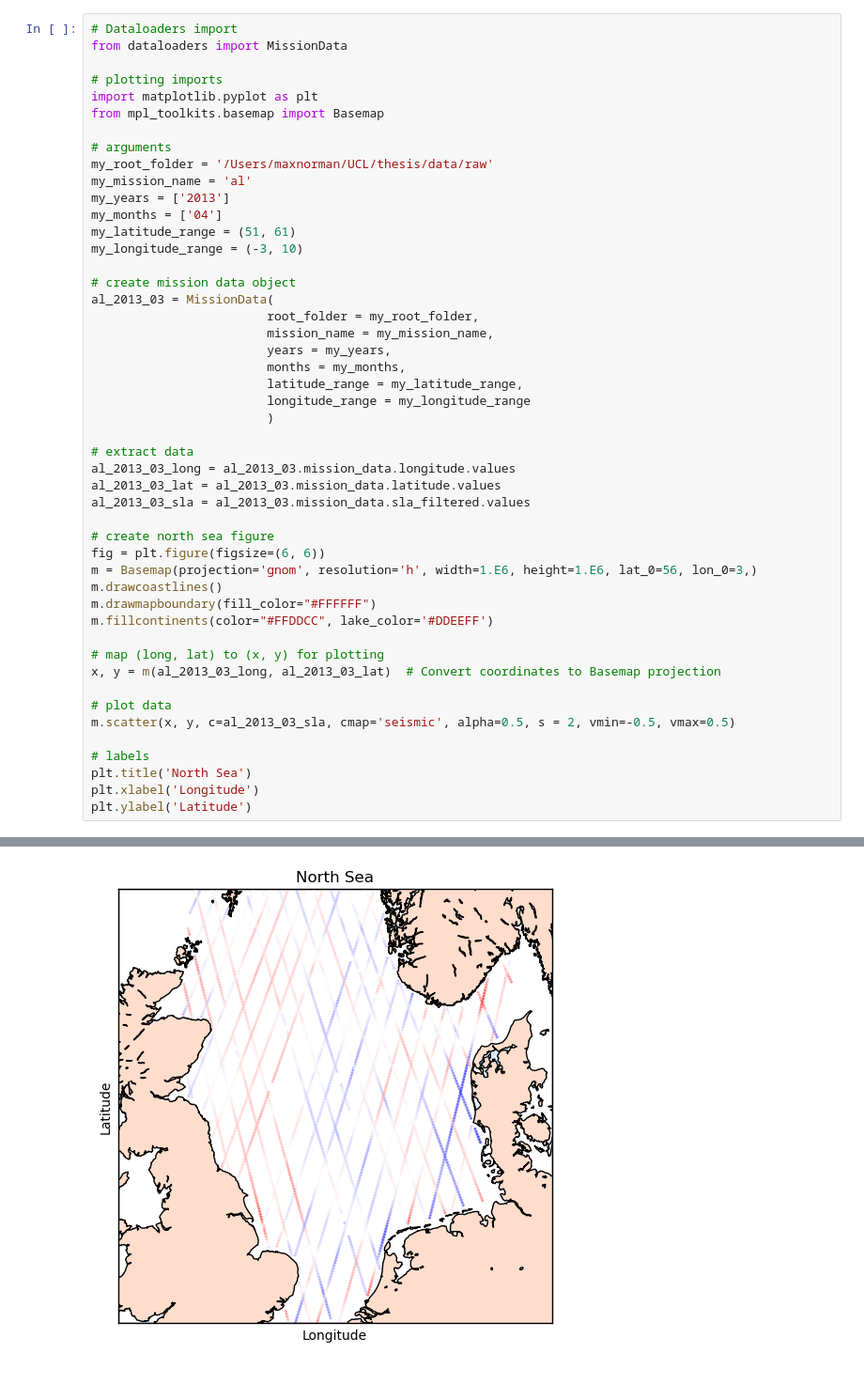
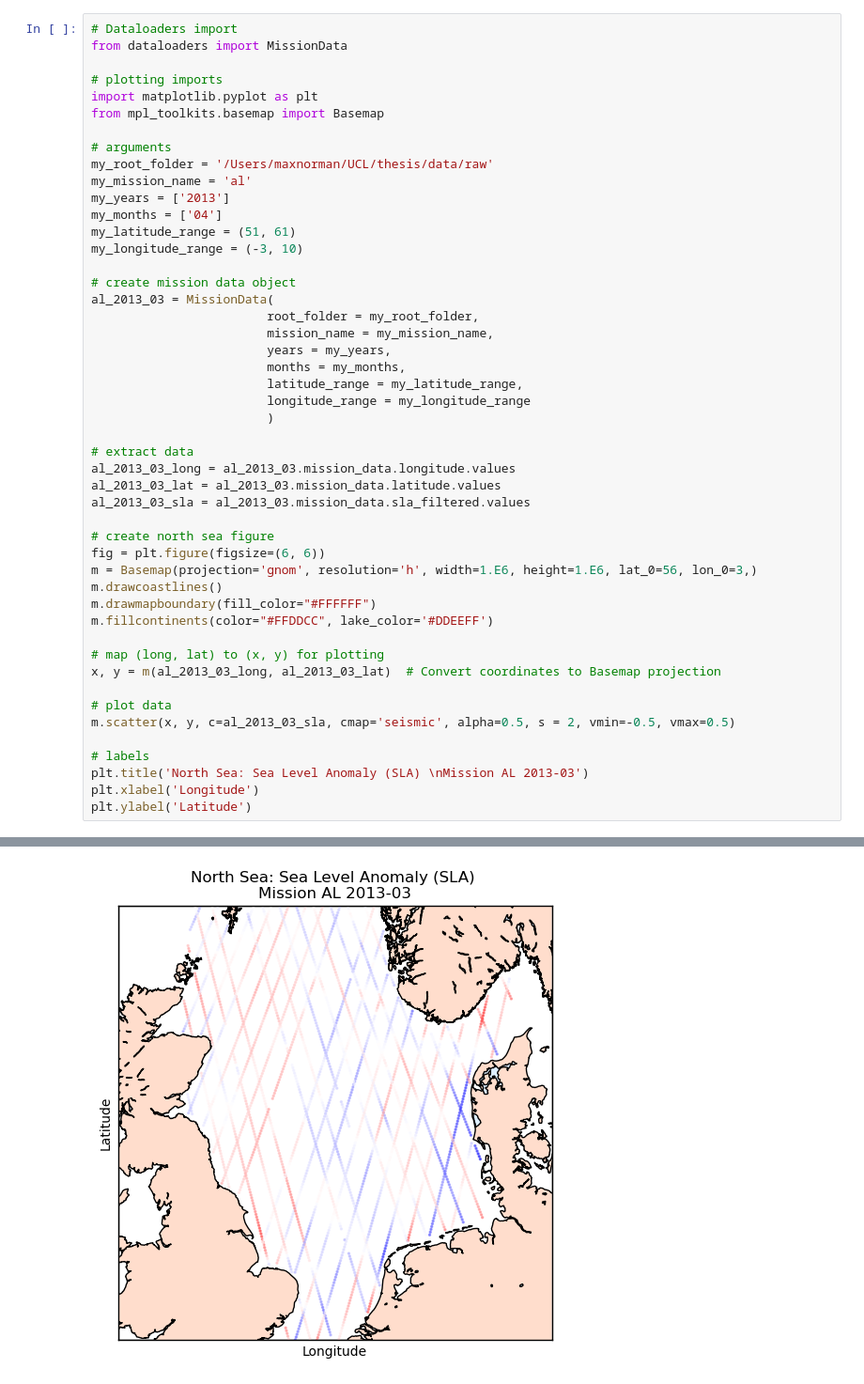
Before and after one commit to maxnorman569/thesis, a Jupyter notebook: utils/data/dataloadersdoc.ipynb, the cells around one changed output, grey strips where cells are left out. Shown at 94% size. Cells and saved outputs as stored; diff of their text form.

Commit message:
finished MissionAgnosticData documentation

```diff
--- a/utils/data/dataloadersdoc.ipynb
+++ b/utils/data/dataloadersdoc.ipynb
@@ -70,32 +69,32 @@ al_2013_03 = MissionData(
                         months = my_months,
                         latitude_range = my_latitude_range,
                         longitude_range = my_longitude_range
                         )
 
 # extract data
 al_2013_03_long = al_2013_03.mission_data.longitude.values
 al_2013_03_lat = al_2013_03.mission_data.latitude.values
 al_2013_03_sla = al_2013_03.mission_data.sla_filtered.values
 
 # create north sea figure
 fig = plt.figure(figsize=(6, 6))
 m = Basemap(projection='gnom', resolution='h', width=1.E6, height=1.E6, lat_0=56, lon_0=3,)
 m.drawcoastlines()
 m.drawmapboundary(fill_color="#FFFFFF")
 m.fillcontinents(color="#FFDDCC", lake_color='#DDEEFF')
 
 # map (long, lat) to (x, y) for plotting
 x, y = m(al_2013_03_long, al_2013_03_lat)  # Convert coordinates to Basemap projection
 
 # plot data
 m.scatter(x, y, c=al_2013_03_sla, cmap='seismic', alpha=0.5, s = 2, vmin=-0.5, vmax=0.5)
 
 # labels
-plt.title('North Sea')
+plt.title('North Sea: Sea Level Anomaly (SLA) \nMission AL 2013-03')
 plt.xlabel('Longitude')
 plt.ylabel('Latitude')
 # %% [output]
 Loading data for mission: 'al'
 > 2013-04 | completed
 Text(0, 0.5, 'Latitude')
-[figure, old version]
+[figure, new version]
```
Also changed, not shown: parts of 5 cells of this notebook.
